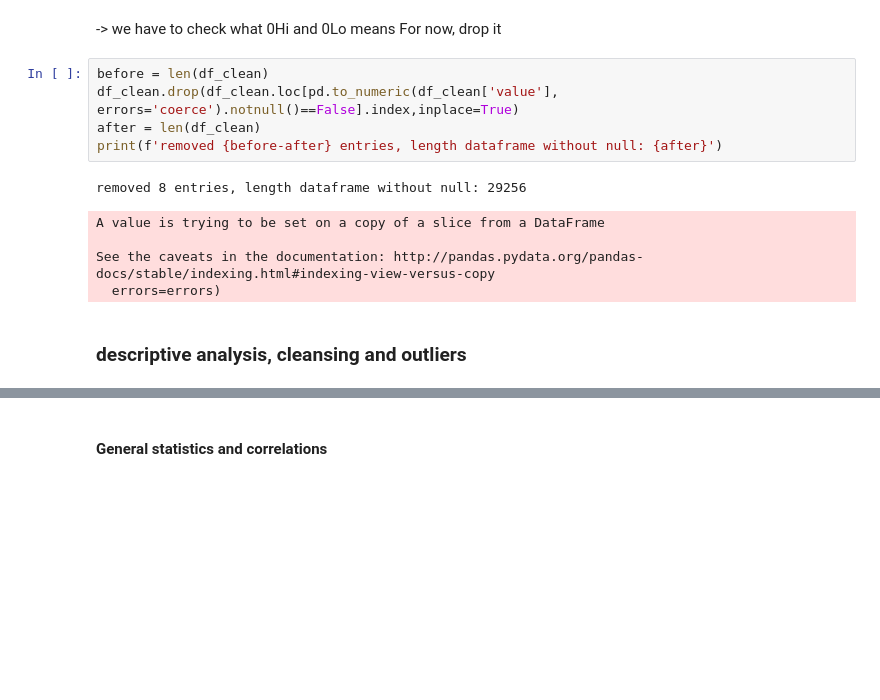
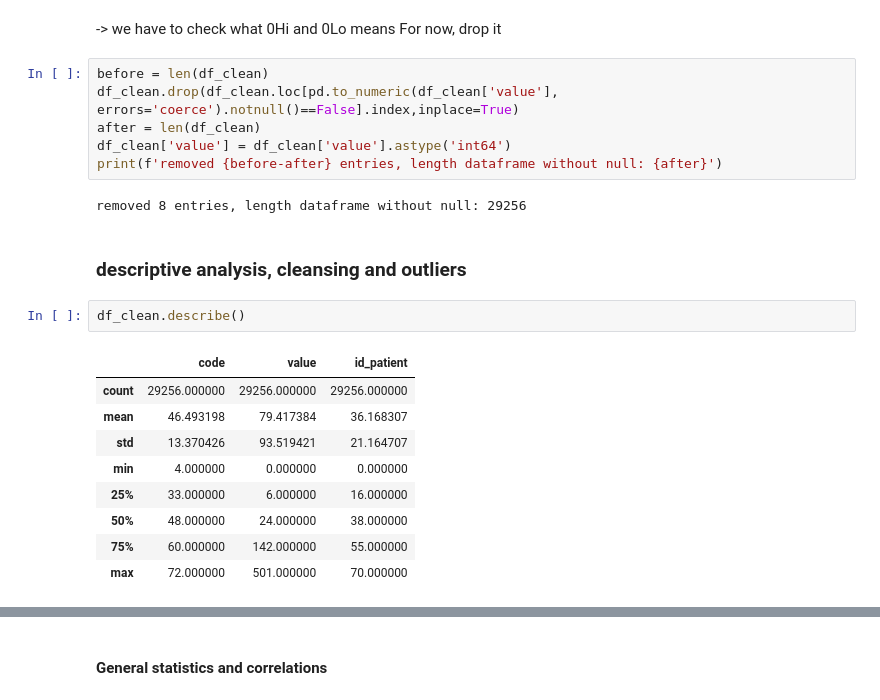
Before and after one commit to pkaehler/analysis, a Jupyter notebook: classification/Classification.ipynb, the cells around one changed output, grey strips where cells are left out. Saved outputs shown, nothing was run; the diff lists cells and outputs as text; blank space fills up the shorter version.

```diff
--- a/classification/Classification.ipynb
+++ b/classification/Classification.ipynb
@@ -114,12 +101,21 @@ For now, drop it
 before = len(df_clean)
 df_clean.drop(df_clean.loc[pd.to_numeric(df_clean['value'], errors='coerce').notnull()==False].index,inplace=True)
 after = len(df_clean)
+df_clean['value'] = df_clean['value'].astype('int64')
 print(f'removed {before-after} entries, length dataframe without null: {after}')
 # %% [output]
 removed 8 entries, length dataframe without null: 29256
-A value is trying to be set on a copy of a slice from a DataFrame
-
-See the caveats in the documentation: http://pandas.pydata.org/pandas-docs/stable/indexing.html#indexing-view-versus-copy
-  errors=errors)
 # %% [markdown]
 ### descriptive analysis, cleansing and outliers
+# %%
+df_clean.describe()
+# %% [output]
+|  | code | value | id_patient |
+| count | 29256.000000 | 29256.000000 | 29256.000000 |
+| mean | 46.493198 | 79.417384 | 36.168307 |
+| std | 13.370426 | 93.519421 | 21.164707 |
+| min | 4.000000 | 0.000000 | 0.000000 |
+| 25% | 33.000000 | 6.000000 | 16.000000 |
+| 50% | 48.000000 | 24.000000 | 38.000000 |
+| 75% | 60.000000 | 142.000000 | 55.000000 |
+| max | 72.000000 | 501.000000 | 70.000000 |
```
Also changed, not shown: parts of 15 cells of this notebook.
